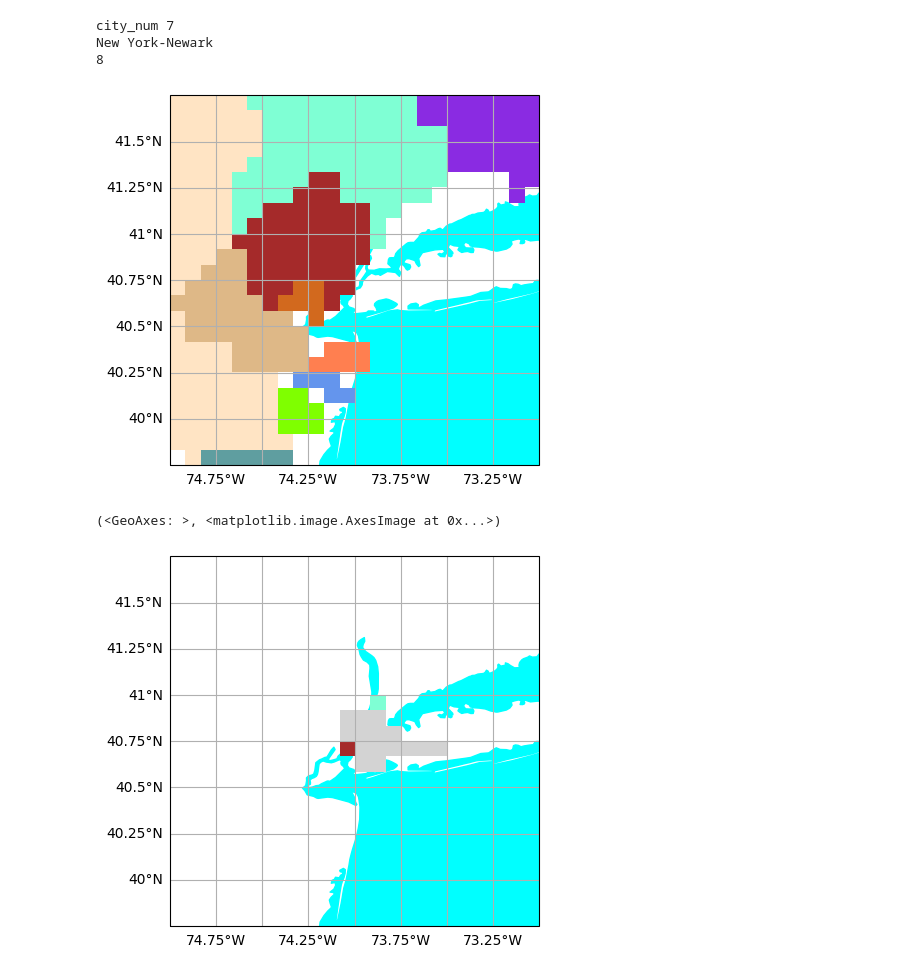
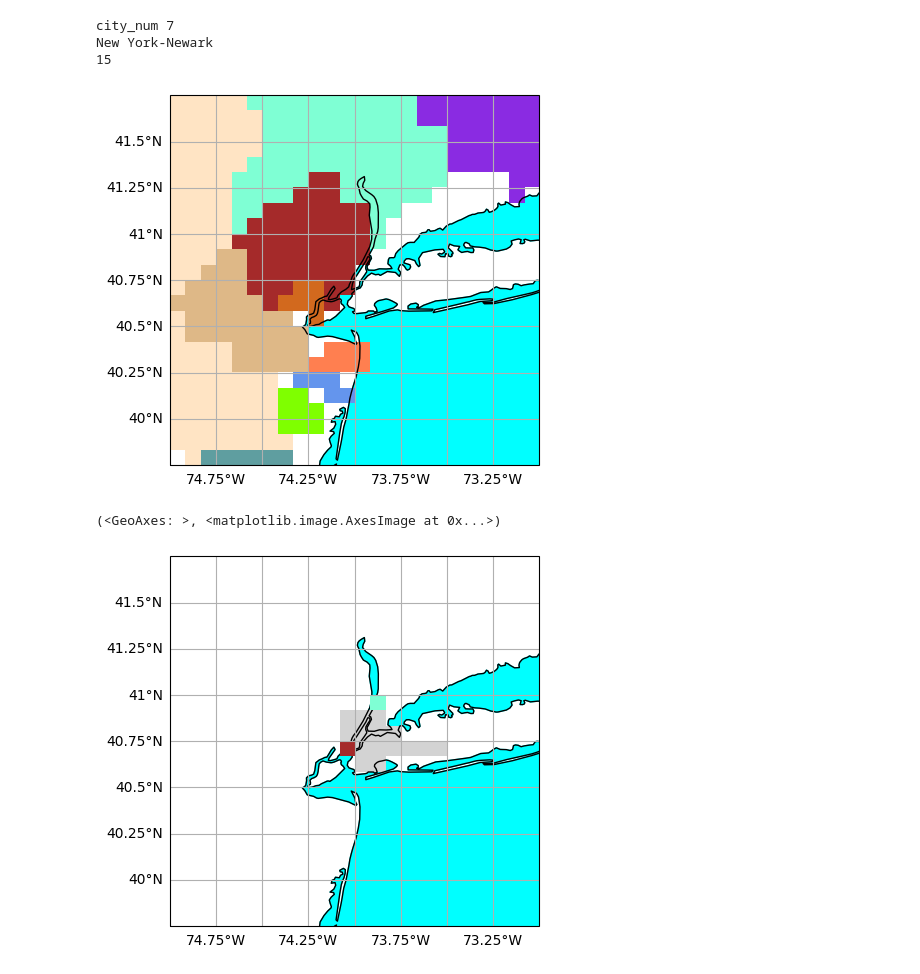
Before and after one commit to HalKiyo/h08_urban, a Jupyter notebook: global_city/pst/josui_gesui.ipynb, the cells around one changed output. Cells and saved outputs as stored; diff of their text form; code cells hidden in the pictures.

Commit message:
visualization done

```diff
--- a/global_city/pst/josui_gesui.ipynb
+++ b/global_city/pst/josui_gesui.ipynb
@@ -43,12 +43,13 @@ def explore(target_index, remove_grid, innercity_grid, width):
     city_path = f"{root_dir}/dat/cty_lst_/gpw4/WUP2018_300k_2010.txt"
     # city mask data
     cmsk_dir = f"{root_dir}/dat/vld_cty_/"
-    # elevation data
     elvmin_path = f"{root_dir}/dat/elv_min_/elevtn.CAMA.gl5"
+    pop_path = f"{root_dir}/dat/pop_tot_/GPW4ag__20100000.gl5"
     # riv data
     rivnum_path = f"{root_dir}/dat/riv_num_/rivnum.CAMA.gl5"
     rivara_path = f"{root_dir}/dat/riv_ara_/rivara.CAMA.gl5"
     rivnxl_path = f"{root_dir}/dat/riv_nxl_/rivnxl.CAMA.gl5"
+    rivout_path = f"{root_dir}/dat/riv_out_/W5E5LR__20190000.gl5"
 
 #---------------------------------------------------------------------------------------------------------------
 #   City Lon Lat Information
@@ -127,6 +128,16 @@ def explore(target_index, remove_grid, innercity_grid, width):
     g_mask_cropped = np.flipud(g_mask_cropped)
 
 #---------------------------------------------------------------------------------------------------------------
+#  Load population
+#---------------------------------------------------------------------------------------------------------------
+
+    g_pop = np.fromfile(pop_path, 'float32').reshape(latgrd, longrd)
+    g_pop = np.flipud(g_pop)
+    g_pop = np.ma.masked_where(g_pop >= 1e20, g_pop)
+    g_pop_cropped = g_pop[lat_start:lat_end, lon_start:lon_end]
+    g_pop_cropped = np.flipud(g_pop_cropped)
+
+#---------------------------------------------------------------------------------------------------------------
 #   Load elevation data (g_elv_cropped)
 #---------------------------------------------------------------------------------------------------------------
 
@@ -135,6 +146,16 @@ def explore(target_index, remove_grid, innercity_grid, width):
     g_elv = np.ma.masked_where(g_elv >= 1E20, g_elv)
     g_elv_cropped = g_elv[lat_start:lat_end, lon_start:lon_end]
     g_elv_cropped = np.flipud(g_elv_cropped)
+
+#---------------------------------------------------------------------------------------------------------------
+#   Load river discharge (g_rivout_cropped)
+#---------------------------------------------------------------------------------------------------------------
+
+    g_rivout = np.fromfile(rivout_path, 'float32').reshape(latgrd, longrd)
+    g_rivout = np.flipud(g_rivout)
+    g_rivout = np.ma.masked_where(g_rivout >= 1E20, g_rivout)
+    g_rivout_cropped = g_rivout[lat_start:lat_end, lon_start:lon_end]
+    g_rivout_cropped = np.flipud(g_rivout_cropped)
 
 #---------------------------------------------------------------------------------------------------------------
 #   Load basin data (g_rivnum_cropped)
@@ -279,7 +300,7 @@ def explore(target_index, remove_grid, innercity_grid, width):
 #---------------------------------------------------------------------------------------------------------------
 
     # 保存用の変数を設定
-    path_dict = {}
+    path_dict_A = {}
     riv_path_array_A = np.ma.masked_all(rivara_max_array_A.shape, dtype='float32')
     visited_coords = set()
 
@@ -315,7 +336,7 @@ def explore(target_index, remove_grid, innercity_grid, width):
                 path_coords.append(target_coord)
 
             # 各流域の経路を保存
-            path_dict[uid] = path_coords
+            path_dict_A[uid] = path_coords
 
 #---------------------------------------------------------------------------------------------------------------
 #   Rivpath over innercity_grid (riv_path_city_B)
@@ -378,7 +399,7 @@ def explore(target_index, remove_grid, innercity_grid, width):
 #---------------------------------------------------------------------------------------------------------------
 
     # 保存用の変数を設定
-    path_dict = {}
+    path_dict_B = {}
     riv_path_array_B = np.ma.masked_all(rivara_max_array_B.shape, dtype='float32')
     visited_coords = set()
 
@@ -414,7 +435,7 @@ def explore(target_index, remove_grid, innercity_grid, width):
                 path_coords.append(target_coord)
 
             # 各流域の経路を保存
-            path_dict[uid] = path_coords
+            path_dict_B[uid] = path_coords
 
 #---------------------------------------------------------------------------------------------------------------
 #   Explore josui grids (josui_lst)
@@ -509,7 +530,14 @@ def explore(target_index, remove_grid, innercity_grid, width):
                  img_extent,
                  Rivnum_A_array,
                  g_mask_cropped,
-                 rivara_max_array_A
+                 rivara_max_array_A,
+                 g_pop_cropped,
+                 riv_path_array_A,
+                 path_dict_A,
+                 riv_path_array_B,
+                 path_dict_B,
+                 g_elv_cropped,
+                 g_rivout_cropped,
                 ]
     )
 # %%
@@ -529,13 +557,13 @@ def main():
     target_index = 7 #new york
     result = explore(target_index, remove_grid, innercity_grid, width)
     return result
+
+result = main()
+print(len(result))
+# %% [output]
+city_num 7
+New York-Newark
+15
-# %%
-result = main()
-print(len(result))
-# %% [output]
-city_num 7
-New York-Newark
-8
 # %%
 import os
 import copy
@@ -614,33 +642,34 @@ def get_index(val, index_dict):
 # %%
 #---------------------------------------------------------------------------------------------------------------
 #  Basinの図を作図する
 #---------------------------------------------------------------------------------------------------------------
 
 def plot_A_basin(data, Rivnum_masked_array):
     # cmap
     num_colors, index_dict, cmap = make_cmap(Rivnum_masked_array)
     data_masked = np.ma.masked_where(data >= 1e20, data)
     data_filled = data_masked.filled(0)
     indexed_data = np.vectorize(get_index)(data_filled, index_dict)
 
     # draw
     plt.figure()
     ax = plt.subplot(projection=projection)
     ax.set_extent(extent, projection)
     gl = ax.gridlines(draw_labels=True)
     gl.top_labels = False   # Turn off top x-axis labels
     gl.right_labels = False # Turn off right y-axis labels
     ax.add_feature(cfea.OCEAN, color='#00FFFF')
+    ax.coastlines()
     img = ax.imshow(indexed_data,
                     origin='upper',
                     extent=extent,
                     transform=projection,
                     cmap=cmap,
                     vmin=-1, vmax=num_colors)
 
 plot_A_basin(result[5], result[5])
 # %% [output]
-[figure, old version]
+[figure, new version]
 # %%
 #---------------------------------------------------------------------------------------------------------------
 #  City_areaを作図
@@ -667,6 +696,7 @@ def plot_citymask(citymask, data, Rivnum_masked_array):
     gl.top_labels = False   # Turn off top x-axis labels
     gl.right_labels = False # Turn off right y-axis labels
     ax.add_feature(cfea.OCEAN, color='#00FFFF')
+    ax.coastlines()
     img = ax.imshow(indexed_data,
                     origin='upper', extent=extent, transform=projection,
                     cmap=cmap, vmin=-1, vmax=num_colors,
@@ -680,4 +710,4 @@ def plot_citymask(citymask, data, Rivnum_masked_array):
 plot_citymask(result[6], result[7], result[5])
 # %% [output]
 (<GeoAxes: >, <matplotlib.image.AxesImage at 0x...>)
-[figure, old version]
+[figure, new version]
```
Also changed, not shown: parts of 5 cells of this notebook.
